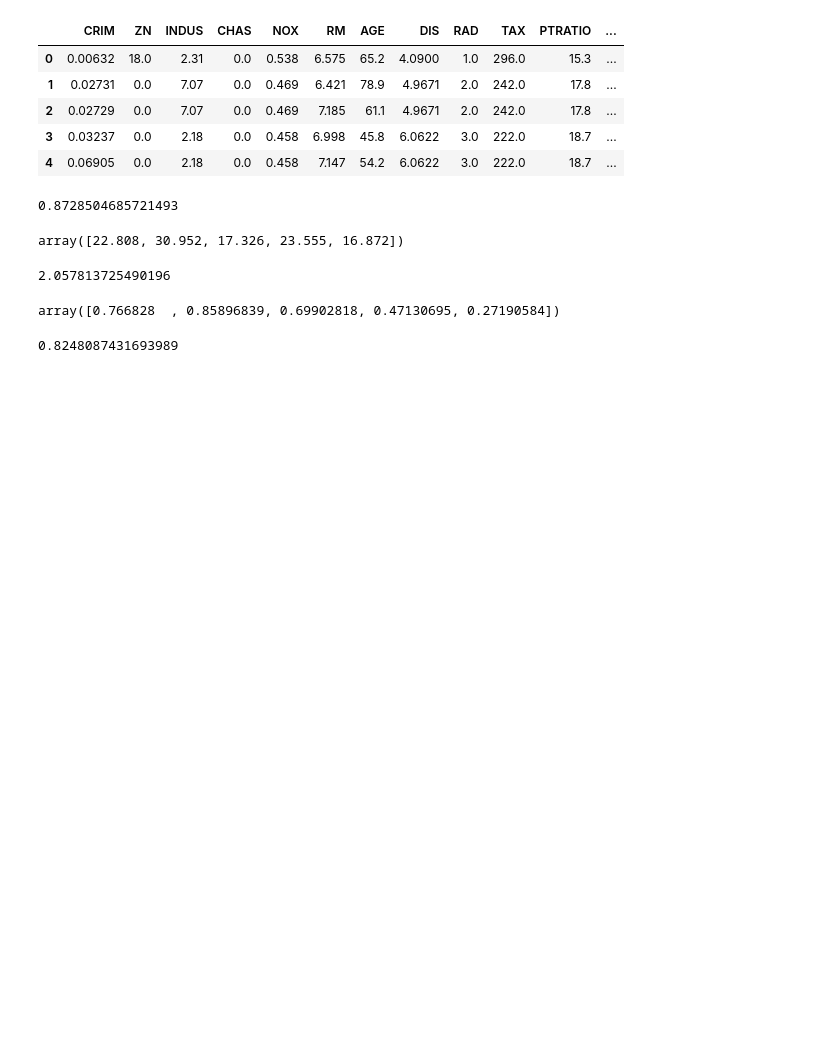
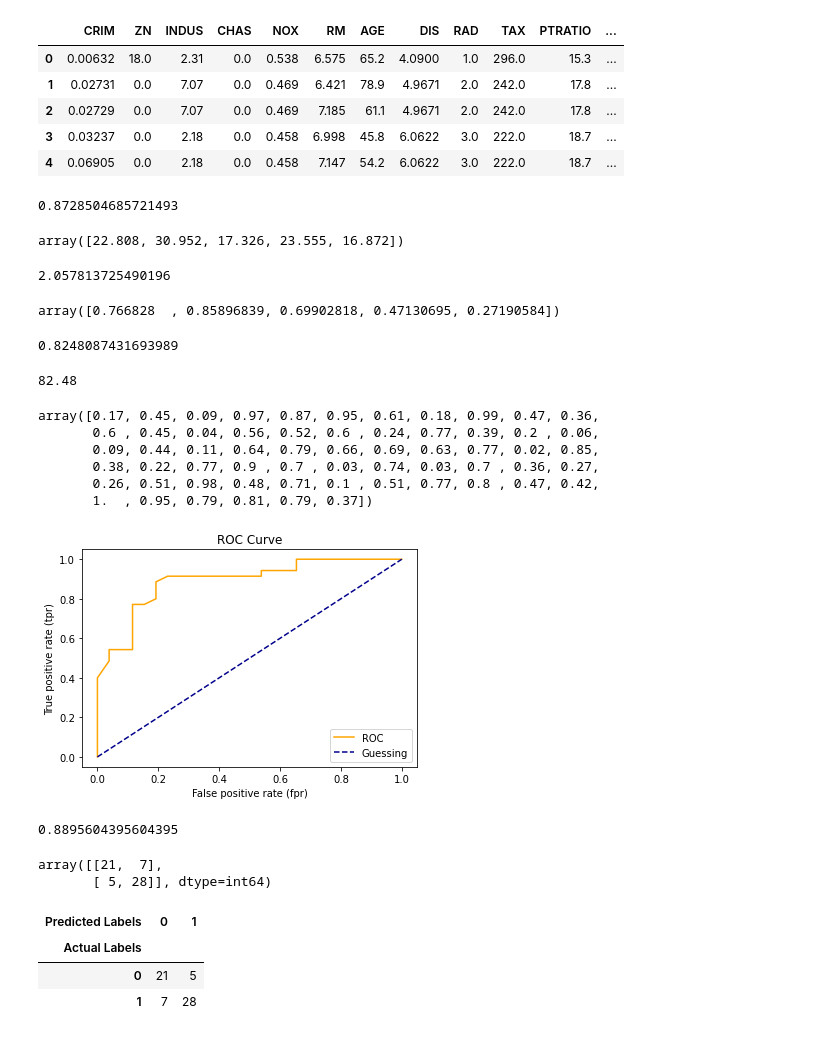
Before and after one commit to SandeepThokala/ZeroToMasteryPython, a Jupyter notebook: MachineLearning/ScikitlearIntro.ipynb, the cells around one changed output. Cells and saved outputs as stored; diff of their text form; code cells hidden in the pictures; blank space fills up the shorter version.

```diff
--- a/MachineLearning/ScikitlearIntro.ipynb
+++ b/MachineLearning/ScikitlearIntro.ipynb
@@ -388,3 +388,74 @@ cross_val_score = cross_val_score(clf, X, y, cv = 5)
 np.mean(cross_val_score)
 # %% [output]
 0.8248087431693989
+# %%
+# 1. Accuracy
+# 2. ROC Curve
+# 3. Confusion Matrix
+# 4. Classification Report
+
+# 1.
+round(cross_val_score.mean()*100, 2)
+# %% [output]
+82.48
+# %%
+# 2. Reciever Operating Characteristic Curve
+# A comparisioin of model's TPR and FPR (True Positive and False Positive Rates)
+# True Positive = model predicts 1 when turth is 1
+# False Positive = model predicts 1 when truth is 0
+
+from sklearn.metrics import roc_curve
+
+X_train, X_test, y_train, y_test = train_test_split(X, y, test_size = 0.2)
+clf.fit(X_train, y_train)
+y_probs = clf.predict_proba(X_test)
+# %%
+y_probs[:, 1]
+# %% [output]
+array([0.17, 0.45, 0.09, 0.97, 0.87, 0.95, 0.61, 0.18, 0.99, 0.47, 0.36,
+       0.6 , 0.45, 0.04, 0.56, 0.52, 0.6 , 0.24, 0.77, 0.39, 0.2 , 0.06,
+       0.09, 0.44, 0.11, 0.64, 0.79, 0.66, 0.69, 0.63, 0.77, 0.02, 0.85,
+       0.38, 0.22, 0.77, 0.9 , 0.7 , 0.03, 0.74, 0.03, 0.7 , 0.36, 0.27,
+       0.26, 0.51, 0.98, 0.48, 0.71, 0.1 , 0.51, 0.77, 0.8 , 0.47, 0.42,
+       1.  , 0.95, 0.79, 0.81, 0.79, 0.37])
+# %%
+fpr, tpr, thresholds = roc_curve(y_test, y_probs[:, 1])
+# %%
+import matplotlib.pyplot as plt
+
+def plot_roc_curve(fpr, tpr):
+    plt.plot(fpr, tpr, color = 'orange', label = 'ROC')
+    plt.plot([0, 1], [0, 1], color = 'darkblue', label = 'Guessing', ls = '--')
+
+    plt.xlabel('False positive rate (fpr)')
+    plt.ylabel('True positive rate (tpr)')
+    plt.title('ROC Curve')
+    plt.legend()
+    plt.show()
+
+plot_roc_curve(fpr, tpr)
+# %% [output]
+[figure, added]
+# %%
+from sklearn.metrics import roc_auc_score
+
+roc_auc_score(y_test, y_probs[:, 1])
+# %% [output]
+0.8895604395604395
+# %%
+# 3.
+from sklearn.metrics import confusion_matrix
+
+y_preds = clf.predict(X_test)
+
+confusion_matrix(y_preds, y_test)
+# %% [output]
+array([[21,  7],
+       [ 5, 28]], dtype=int64)
+# %%
+pd.crosstab(y_test, y_preds, rownames = ['Actual Labels'], colnames = ['Predicted Labels'])
+# %% [output]
+| Predicted Labels | 0 | 1 |
+| Actual Labels |  |  |
+| 0 | 21 | 5 |
+| 1 | 7 | 28 |
```
Also changed, not shown: parts of 3 cells of this notebook.
